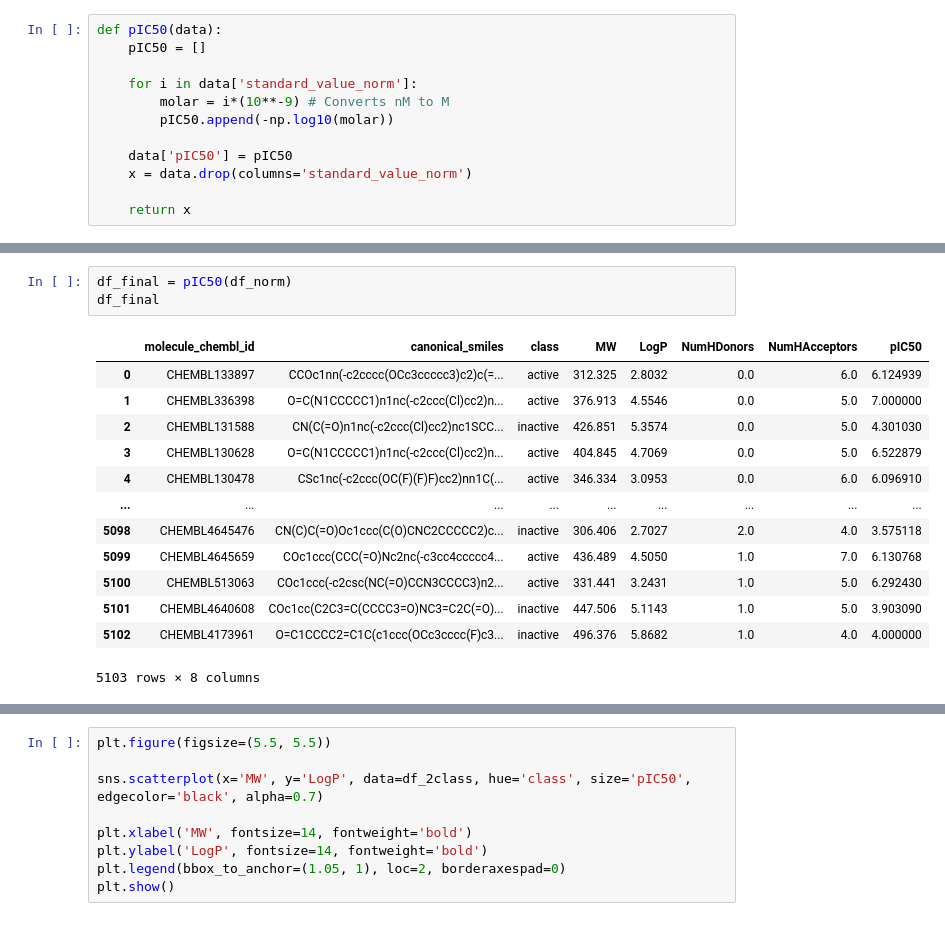
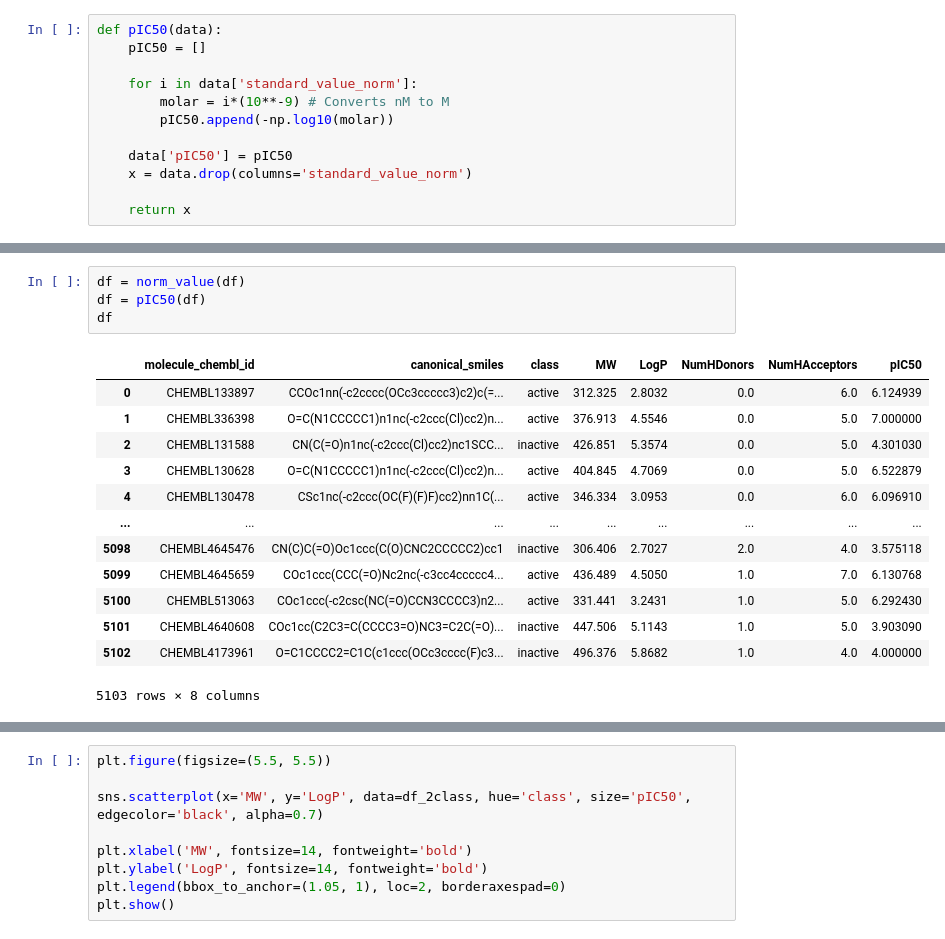
Before and after one commit to ben-thomas1/CDD_Intro_Project, a Jupyter notebook: CDD_all.ipynb, the cells around one changed output, grey strips where cells are left out. Saved outputs shown, nothing was run; the diff lists cells and outputs as text.

```diff
--- a/CDD_all.ipynb
+++ b/CDD_all.ipynb
@@ -308,18 +255,19 @@ df_norm
-# %%
-df_final = pIC50(df_norm)
-df_final
-# %% [output]
-|  | molecule_chembl_id | canonical_smiles | class | MW | LogP | NumHDonors | NumHAcceptors | pIC50 |
-| 0 | CHEMBL133897 | CCOc1nn(-c2cccc(OCc3ccccc3)c2)c(=... | active | 312.325 | 2.8032 | 0.0 | 6.0 | 6.124939 |
-| 1 | CHEMBL336398 | O=C(N1CCCCC1)n1nc(-c2ccc(Cl)cc2)n... | active | 376.913 | 4.5546 | 0.0 | 5.0 | 7.000000 |
-| 2 | CHEMBL131588 | CN(C(=O)n1nc(-c2ccc(Cl)cc2)nc1SCC... | inactive | 426.851 | 5.3574 | 0.0 | 5.0 | 4.301030 |
-| 3 | CHEMBL130628 | O=C(N1CCCCC1)n1nc(-c2ccc(Cl)cc2)n... | active | 404.845 | 4.7069 | 0.0 | 5.0 | 6.522879 |
-| 4 | CHEMBL130478 | CSc1nc(-c2ccc(OC(F)(F)F)cc2)nn1C(... | active | 346.334 | 3.0953 | 0.0 | 6.0 | 6.096910 |
-| ... | ... | ... | ... | ... | ... | ... | ... | ... |
-| 5098 | CHEMBL4645476 | CN(C)C(=O)Oc1ccc(C(O)CNC2CCCCC2)c... | inactive | 306.406 | 2.7027 | 2.0 | 4.0 | 3.575118 |
-| 5099 | CHEMBL4645659 | COc1ccc(CCC(=O)Nc2nc(-c3cc4ccccc4... | active | 436.489 | 4.5050 | 1.0 | 7.0 | 6.130768 |
-| 5100 | CHEMBL513063 | COc1ccc(-c2csc(NC(=O)CCN3CCCC3)n2... | active | 331.441 | 3.2431 | 1.0 | 5.0 | 6.292430 |
-| 5101 | CHEMBL4640608 | COc1cc(C2C3=C(CCCC3=O)NC3=C2C(=O)... | inactive | 447.506 | 5.1143 | 1.0 | 5.0 | 3.903090 |
-| 5102 | CHEMBL4173961 | O=C1CCCC2=C1C(c1ccc(OCc3cccc(F)c3... | inactive | 496.376 | 5.8682 | 1.0 | 4.0 | 4.000000 |
-5103 rows × 8 columns
+# %%
+df = norm_value(df)
+df = pIC50(df)
+df
+# %% [output]
+|  | molecule_chembl_id | canonical_smiles | class | MW | LogP | NumHDonors | NumHAcceptors | pIC50 |
+| 0 | CHEMBL133897 | CCOc1nn(-c2cccc(OCc3ccccc3)c2)c(=... | active | 312.325 | 2.8032 | 0.0 | 6.0 | 6.124939 |
+| 1 | CHEMBL336398 | O=C(N1CCCCC1)n1nc(-c2ccc(Cl)cc2)n... | active | 376.913 | 4.5546 | 0.0 | 5.0 | 7.000000 |
+| 2 | CHEMBL131588 | CN(C(=O)n1nc(-c2ccc(Cl)cc2)nc1SCC... | inactive | 426.851 | 5.3574 | 0.0 | 5.0 | 4.301030 |
+| 3 | CHEMBL130628 | O=C(N1CCCCC1)n1nc(-c2ccc(Cl)cc2)n... | active | 404.845 | 4.7069 | 0.0 | 5.0 | 6.522879 |
+| 4 | CHEMBL130478 | CSc1nc(-c2ccc(OC(F)(F)F)cc2)nn1C(... | active | 346.334 | 3.0953 | 0.0 | 6.0 | 6.096910 |
+| ... | ... | ... | ... | ... | ... | ... | ... | ... |
+| 5098 | CHEMBL4645476 | CN(C)C(=O)Oc1ccc(C(O)CNC2CCCCC2)cc1 | inactive | 306.406 | 2.7027 | 2.0 | 4.0 | 3.575118 |
+| 5099 | CHEMBL4645659 | COc1ccc(CCC(=O)Nc2nc(-c3cc4ccccc4... | active | 436.489 | 4.5050 | 1.0 | 7.0 | 6.130768 |
+| 5100 | CHEMBL513063 | COc1ccc(-c2csc(NC(=O)CCN3CCCC3)n2... | active | 331.441 | 3.2431 | 1.0 | 5.0 | 6.292430 |
+| 5101 | CHEMBL4640608 | COc1cc(C2C3=C(CCCC3=O)NC3=C2C(=O)... | inactive | 447.506 | 5.1143 | 1.0 | 5.0 | 3.903090 |
+| 5102 | CHEMBL4173961 | O=C1CCCC2=C1C(c1ccc(OCc3cccc(F)c3... | inactive | 496.376 | 5.8682 | 1.0 | 4.0 | 4.000000 |
+5103 rows × 8 columns
 # %%
```
Also changed, not shown: parts of 31 cells of this notebook, 2 other files.
